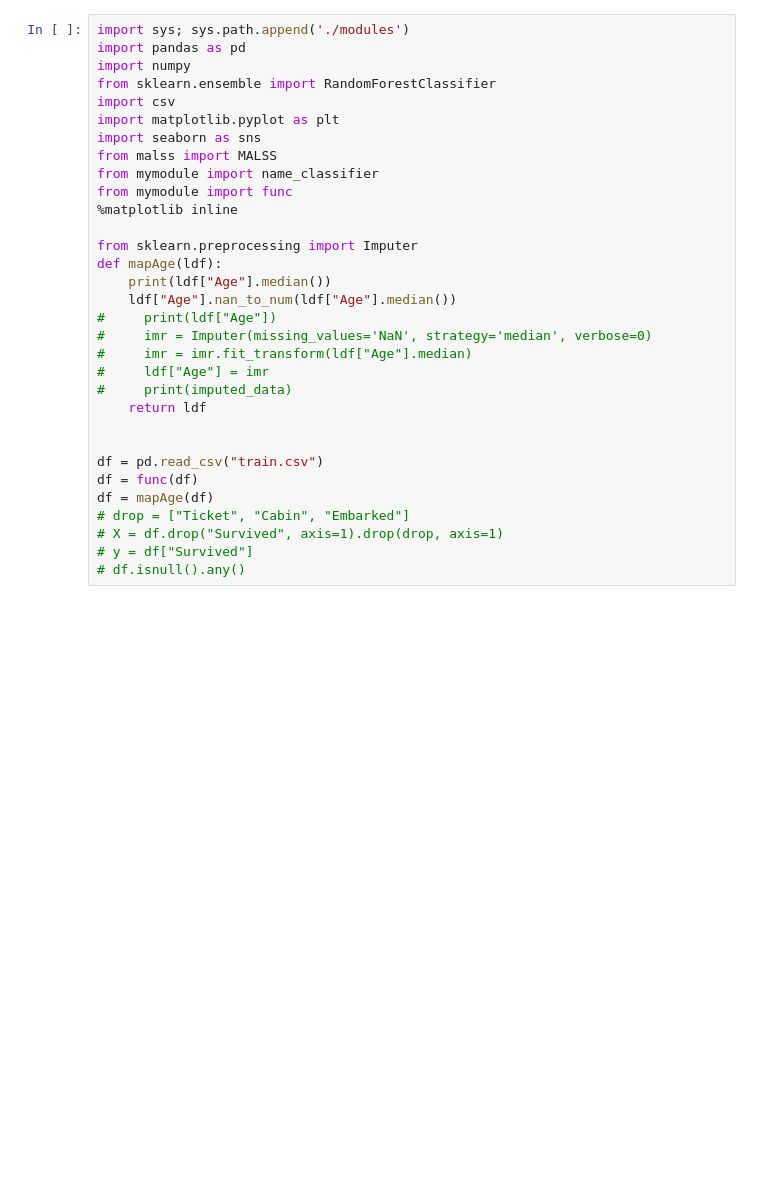
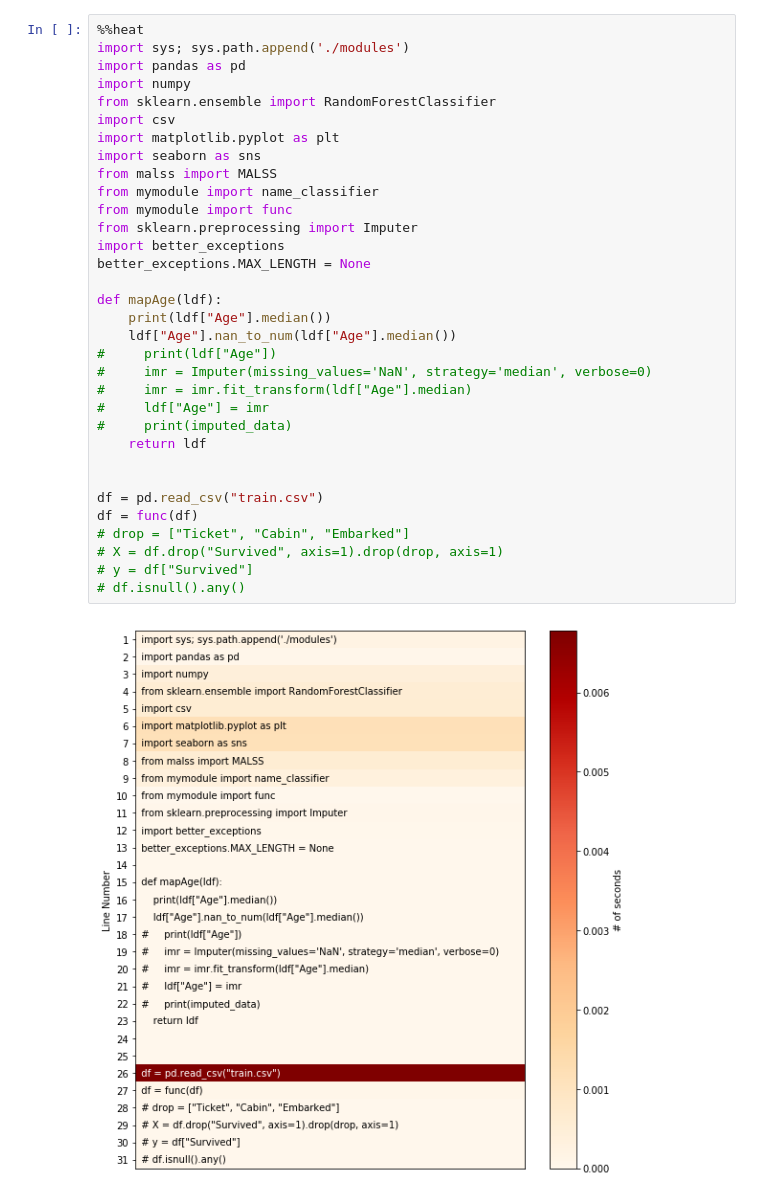
Before and after one commit to shokohara/kaggle-titanic, a Jupyter notebook: jupyter/201711106.ipynb, the cells around one changed output. Saved outputs shown, nothing was run; the diff lists cells and outputs as text; blank space fills up the shorter version.

```diff
--- a/jupyter/201711106.ipynb
+++ b/jupyter/201711106.ipynb
@@ -1,33 +8,36 @@
 # %%
+%%heat
 import sys; sys.path.append('./modules')
 import pandas as pd
 import numpy
 from sklearn.ensemble import RandomForestClassifier
 import csv
 import matplotlib.pyplot as plt
 import seaborn as sns
 from malss import MALSS
 from mymodule import name_classifier
 from mymodule import func
-%matplotlib inline
+from sklearn.preprocessing import Imputer
+import better_exceptions
+better_exceptions.MAX_LENGTH = None
 
-from sklearn.preprocessing import Imputer
 def mapAge(ldf):
     print(ldf["Age"].median())
     ldf["Age"].nan_to_num(ldf["Age"].median())
 #     print(ldf["Age"])
 #     imr = Imputer(missing_values='NaN', strategy='median', verbose=0)
 #     imr = imr.fit_transform(ldf["Age"].median)
 #     ldf["Age"] = imr
 #     print(imputed_data)
     return ldf
 
 
 df = pd.read_csv("train.csv")
 df = func(df)
-df = mapAge(df)
 # drop = ["Ticket", "Cabin", "Embarked"]
 # X = df.drop("Survived", axis=1).drop(drop, axis=1)
 # y = df["Survived"]
 # df.isnull().any()
+# %% [output]
+[figure, added]
 # %%
```
Also changed, not shown: parts of 3 cells of this notebook, 2 other files.
